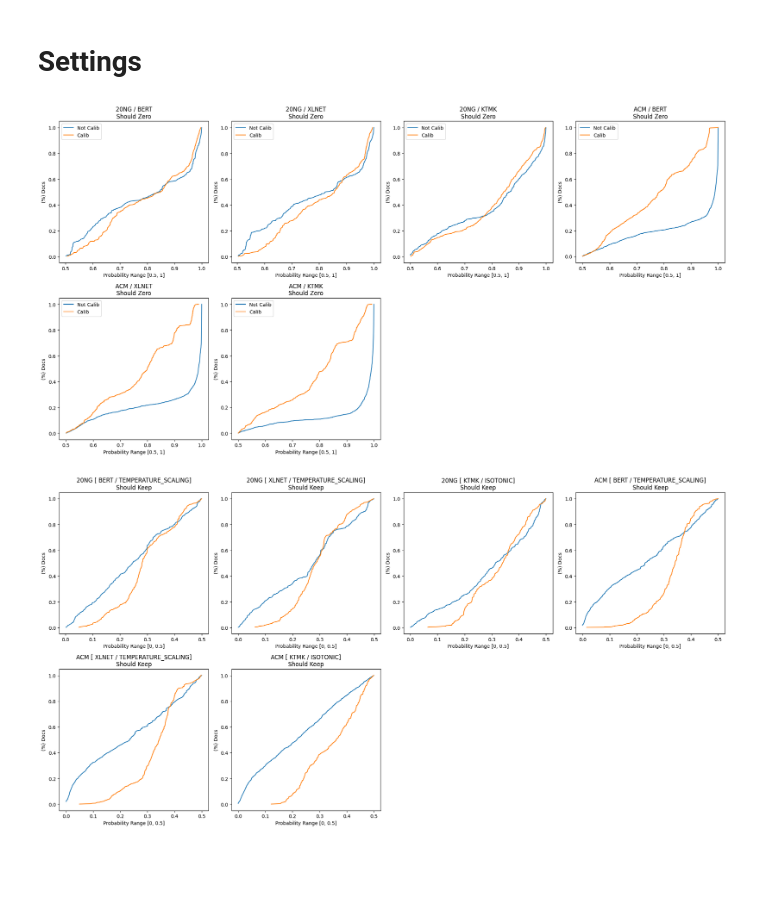
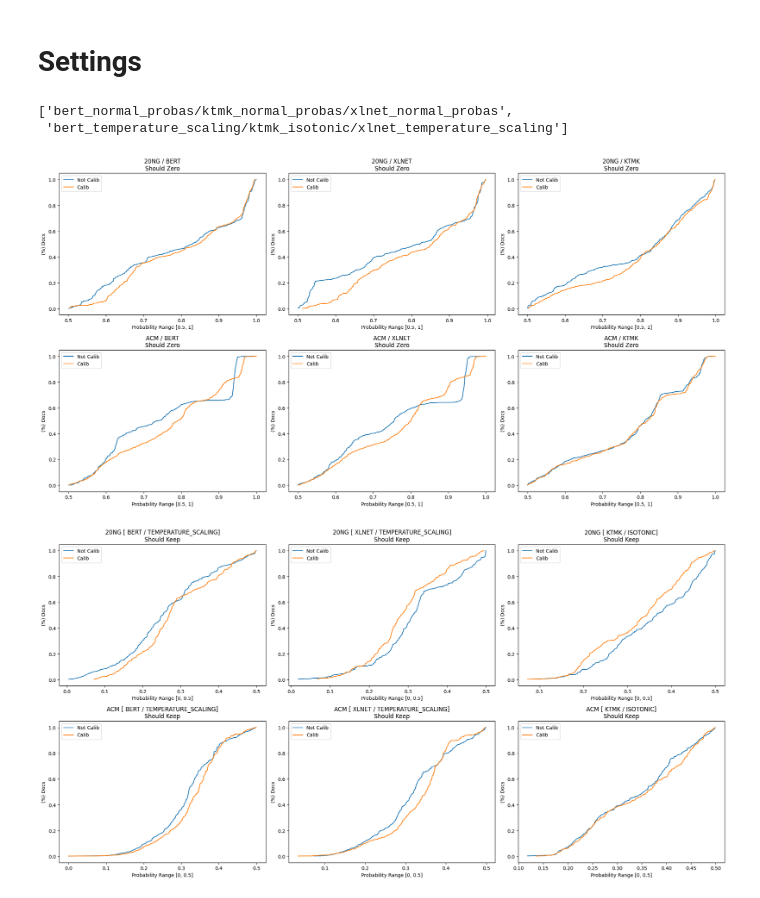
Before and after one commit to warSantos/MS, a Jupyter notebook: analysis/analysis_error_estimators/probs_error_dist.ipynb, the cells around one changed output. Cells and saved outputs as stored; diff of their text form; code cells hidden in the pictures; blank space fills up the shorter version.

```diff
--- a/analysis/analysis_error_estimators/probs_error_dist.ipynb
+++ b/analysis/analysis_error_estimators/probs_error_dist.ipynb
@@ -25,13 +25,14 @@ def plot_cdf(keys: list, cdf: list, settings: dict, label: str):
 
 def load_estimations(data_source: str,
                      dataset: str,
-                     clf_setup: list):
+                     clf_setup: list,
+                     sufix: str):
 
     clf, proba_type, meta_features = clf_setup
     y_probs = []
     y_true = []
     for fold in np.arange(10):
-        y_probs.append(np.load(f"{data_source}/local_rf/{proba_type}/{dataset}/10_folds/{clf}/{meta_features}/{fold}/test.npz")['y'])
+        y_probs.append(np.load(f"{data_source}/local_rf/{proba_type}/{dataset}/10_folds/{clf}/{sufix}/{meta_features}/{fold}/test.npz")['y'])
         y_true.append(np.load(f"{data_source}/upper_bound/{proba_type}/{dataset}/10_folds/{clf}/{fold}/test.npz")['y'])
     y_probs = np.hstack(y_probs)
     y_true = np.hstack(y_true)
@@ -41,13 +42,14 @@ def load_estimations(data_source: str,
 def compute_diffs(data_source: str,
                   dataset: str,
                   clf_setup: list,
+                  sufix: str,
                   rows: int,
                   cols: int,
                   plot_idx: int,
                   zero_keep: str,
                   label: str):
 
-    y_probs, y_true = load_estimations(data_source, dataset, clf_setup)
+    y_probs, y_true = load_estimations(data_source, dataset, clf_setup, sufix)
 
     to_zero = y_probs[y_true == 0]
     zero_true = y_true[y_true == 0]
@@ -122,32 +124,54 @@ CLFS_SETUP = [
     ]
 ]
 
+SUFIX = {
+    "calib": [
+        ["ktmk", "isotonic"],
+        ["bert", "temperature_scaling"],
+        ["xlnet", "temperature_scaling"]
+    ],
+    "normal": [
+        ["bert", "normal_probas"],
+        ["ktmk", "normal_probas"],
+        ["xlnet", "normal_probas"]
+    ]
+}
+
 DATA_SOURCE = "/home/welton/data/oracle"
+# %%
+normal_sufix = '/'.join(sorted([ f"{c[0]}_{c[1]}" for c in SUFIX["normal"] ]))
+calib_sufix = '/'.join(sorted([ f"{c[0]}_{c[1]}" for c in SUFIX["calib"] ]))
+sufixs = [normal_sufix, calib_sufix]
+sufixs
+# %% [output]
+['bert_normal_probas/ktmk_normal_probas/xlnet_normal_probas',
+ 'bert_temperature_scaling/ktmk_isotonic/xlnet_temperature_scaling']
 # %%
 plt.figure(figsize=(20, 15))
 plot_idx = 1
 for dataset in ["20ng", "acm"]:
     for clf_setup in CLFS_SETUP:
         not_cali_setup = clf_setup[0]
-        compute_diffs(DATA_SOURCE, dataset, not_cali_setup, 3, 4, plot_idx, "zero", "Not Calib")
+        compute_diffs(DATA_SOURCE, dataset, not_cali_setup, sufixs[0], 3, 3, plot_idx, "zero", "Not Calib")
         cali_setup = clf_setup[1]
-        compute_diffs(DATA_SOURCE, dataset, cali_setup, 3, 4, plot_idx, "zero", "Calib")
+        compute_diffs(DATA_SOURCE, dataset, cali_setup, sufixs[1], 3, 3, plot_idx, "zero", "Calib")
         plt.legend()
         plot_idx += 1
 plt.tight_layout()
 # %% [output]
-[figure, old version]
+[figure, new version]
 # %%
 plt.figure(figsize=(20, 15))
 plot_idx = 1
 for dataset in ["20ng", "acm"]:
     for clf_setup in CLFS_SETUP:
         not_cali_setup = clf_setup[0]
-        compute_diffs(DATA_SOURCE, dataset, not_cali_setup, 3, 4, plot_idx, "keep", "Not Calib")
+        compute_diffs(DATA_SOURCE, dataset, not_cali_setup, sufixs[0], 3, 3, plot_idx, "keep", "Not Calib")
         cali_setup = clf_setup[1]
-        compute_diffs(DATA_SOURCE, dataset, cali_setup, 3, 4, plot_idx, "keep", "Calib")
+        compute_diffs(DATA_SOURCE, dataset, cali_setup, sufixs[1], 3, 3, plot_idx, "keep", "Calib")
+        plt.legend()
         plot_idx += 1
 
 plt.tight_layout()
 # %% [output]
-[figure, old version]
+[figure, new version]
```
Also changed, not shown: 5 other files.
